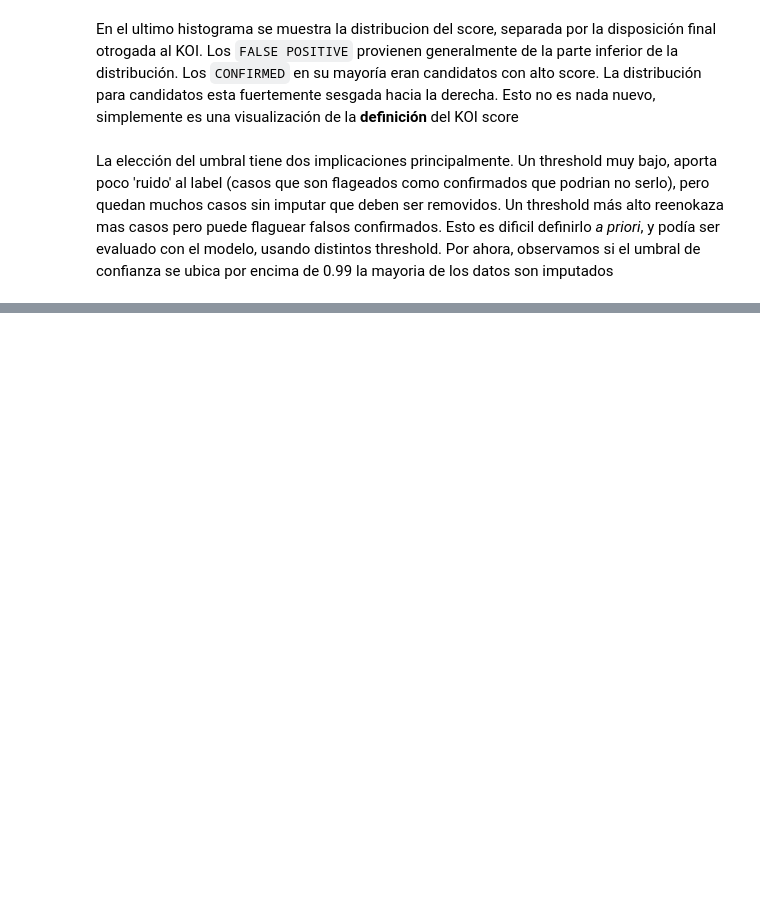
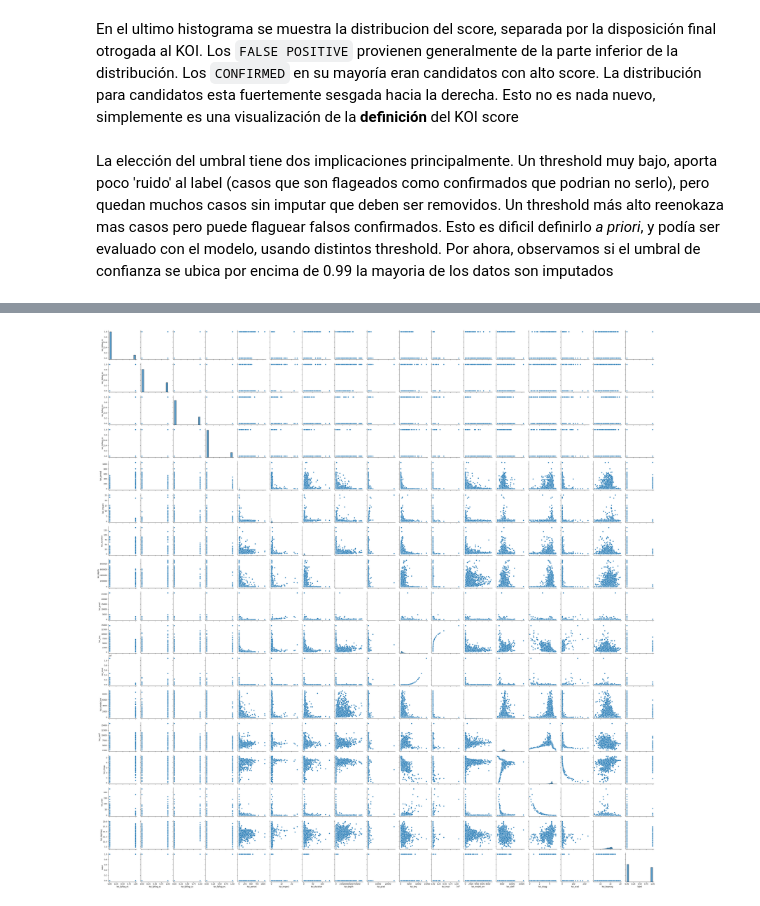
Before and after one commit to kpennington-esc/tp_adm, a Jupyter notebook: tp_adm.ipynb, the cells around one changed output, grey strips where cells are left out. Cells and saved outputs as stored; diff of their text form; code cells hidden in the pictures; blank space fills up the shorter version.

```diff
--- a/tp_adm.ipynb
+++ b/tp_adm.ipynb
@@ -155,0 +183,7 @@ Como *bonus* se produce un balnceo de clases
+# %%
+import seaborn as sns
+import matplotlib.pyplot as plt
+sns.pairplot(df)
+plt.show()
+# %% [output]
+[figure, added]
```
Also changed, not shown: parts of 19 cells of this notebook.
